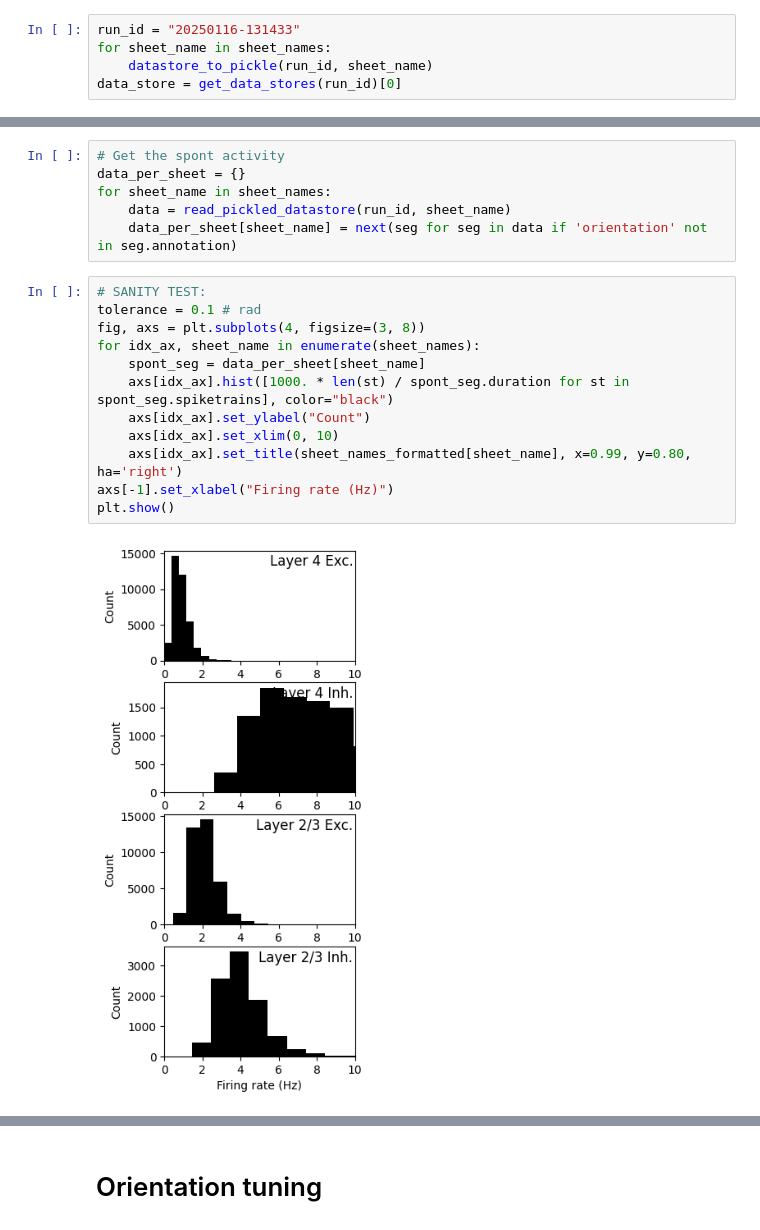
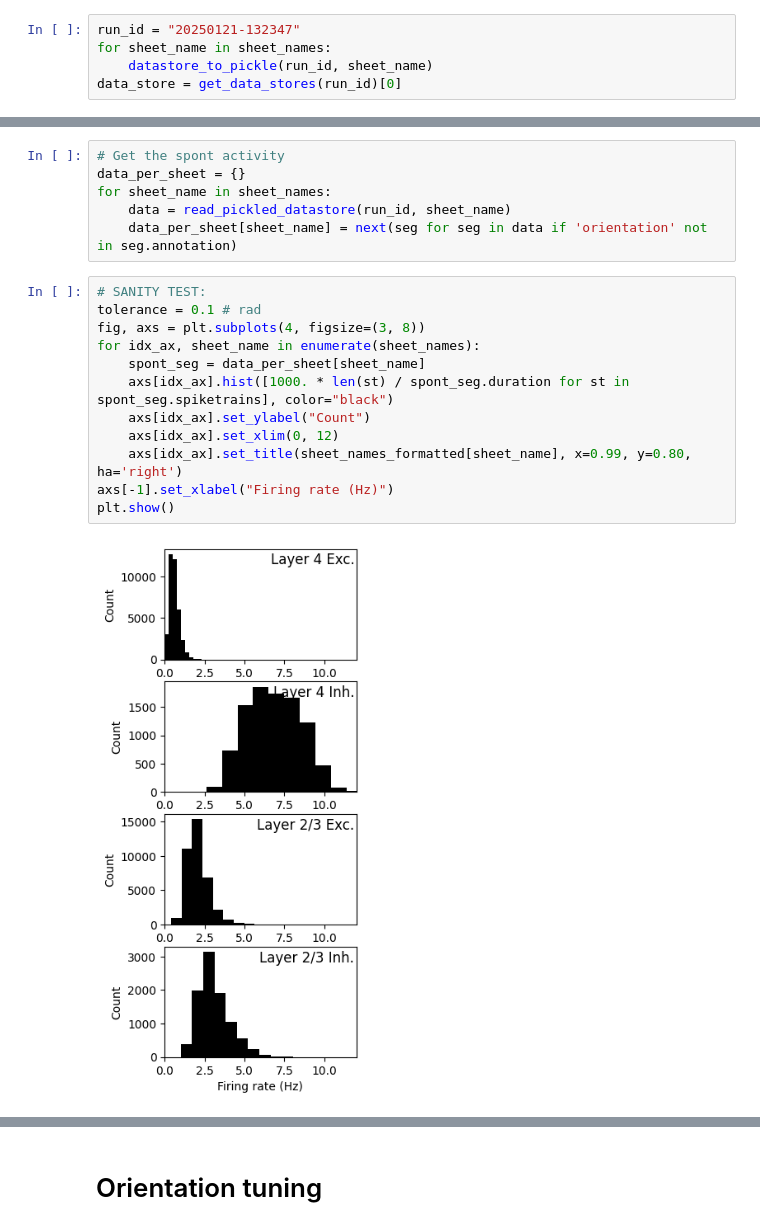
Before and after one commit to DrTaDa/OptLSV1M, a Jupyter notebook: Plot spontaneous, OT and ST.ipynb, the cells around one changed output, grey strips where cells are left out. Saved outputs shown, nothing was run; the diff lists cells and outputs as text.

```diff
--- a/Plot spontaneous, OT and ST.ipynb
+++ b/Plot spontaneous, OT and ST.ipynb
@@ -53,7 +53,7 @@ class CellRate():
 # %% [markdown]
 # Spontaneous
 # %%
-run_id = "20250116-131433"
+run_id = "20250121-132347"
 for sheet_name in sheet_names:
     datastore_to_pickle(run_id, sheet_name)
 data_store = get_data_stores(run_id)[0]
@@ -72,17 +84,17 @@ for sheet_name in sheet_names:
 # %%
 # SANITY TEST:
 tolerance = 0.1 # rad
 fig, axs = plt.subplots(4, figsize=(3, 8))
 for idx_ax, sheet_name in enumerate(sheet_names):
     spont_seg = data_per_sheet[sheet_name]
     axs[idx_ax].hist([1000. * len(st) / spont_seg.duration for st in spont_seg.spiketrains], color="black")
     axs[idx_ax].set_ylabel("Count")
-    axs[idx_ax].set_xlim(0, 10)
+    axs[idx_ax].set_xlim(0, 12)
     axs[idx_ax].set_title(sheet_names_formatted[sheet_name], x=0.99, y=0.80, ha='right')
 axs[-1].set_xlabel("Firing rate (Hz)")
 plt.show()
 # %% [output]
-[figure, old version]
+[figure, new version]
 # %%
 fig, axs = plt.subplots(3, figsize=(3.5, 5))
 
```
Also changed, not shown: parts of 13 cells of this notebook, 23 other files.
